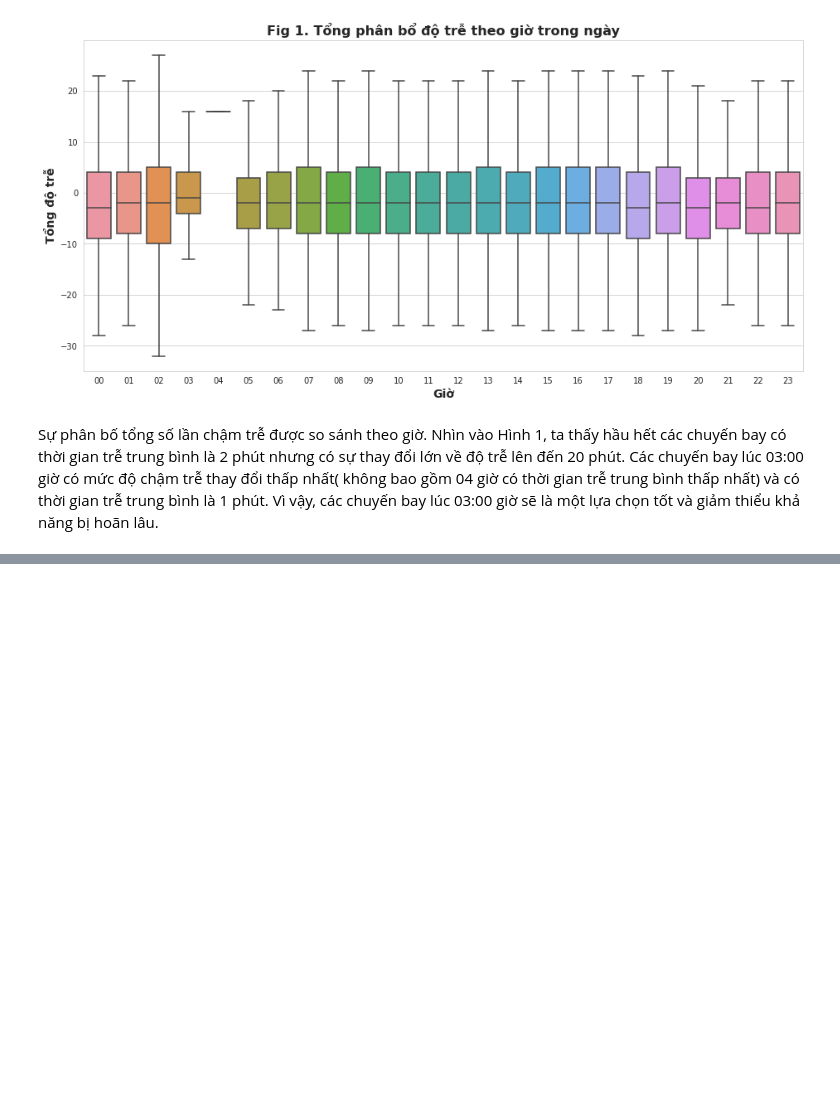
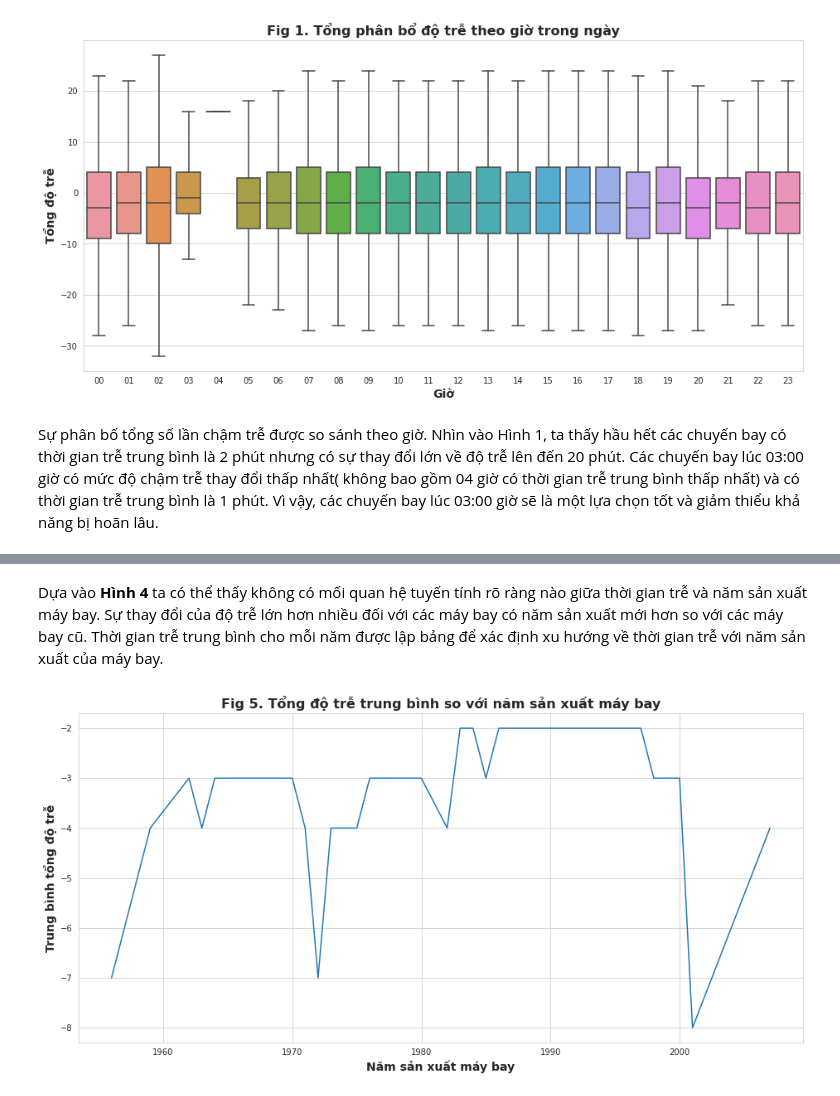
Before and after one commit to Mcuong17/DoanWEB-demo, a Jupyter notebook: Airline_Time_.ipynb, the cells around one changed output, grey strips where cells are left out. Saved outputs shown, nothing was run; the diff lists cells and outputs as text; code cells hidden in the pictures; blank space fills up the shorter version.

```diff
--- a/Airline_Time_.ipynb
+++ b/Airline_Time_.ipynb
@@ -180,0 +227,13 @@ pass
+# %% [markdown]
+Dựa vào **Hình 4** ta có thể thấy không có mối quan hệ tuyến tính rõ ràng nào giữa thời gian trễ và năm sản xuất máy bay. Sự thay đổi của độ trễ lớn hơn nhiều đối với các máy bay có năm sản xuất mới hơn so với các máy bay cũ. Thời gian trễ trung bình cho mỗi năm được lập bảng để xác định xu hướng về thời gian trễ với năm sản xuất của máy bay.
+# %%
+q2_grp = q2_df.groupby("year").median()
+
+fig5, ax5 = plt.subplots(figsize=(12.8, 6.4), constrained_layout=True)
+ax5 = sns.lineplot(x="year", y="total_delay", data=q2_grp)
+ax5.set_title("Fig 5. Tổng độ trễ trung bình so với năm sản xuất máy bay", fontdict={"weight": "bold", "fontsize": 16})
+ax5.set_xlabel("Năm sản xuất máy bay", fontdict={"weight": "bold", "fontsize": 14})
+ax5.set_ylabel("Trung bình tổng độ trễ", fontdict={"weight": "bold", "fontsize": 14})
+pass
+# %% [output]
+[figure, added]
```
Also changed, not shown: parts of 18 cells of this notebook.
